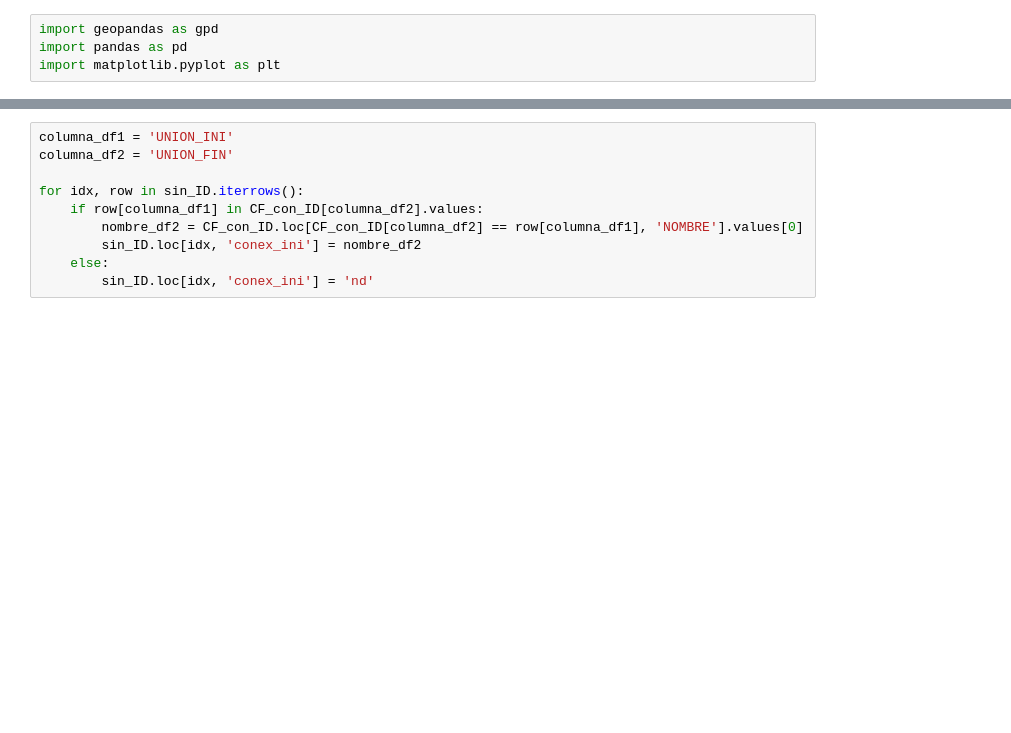
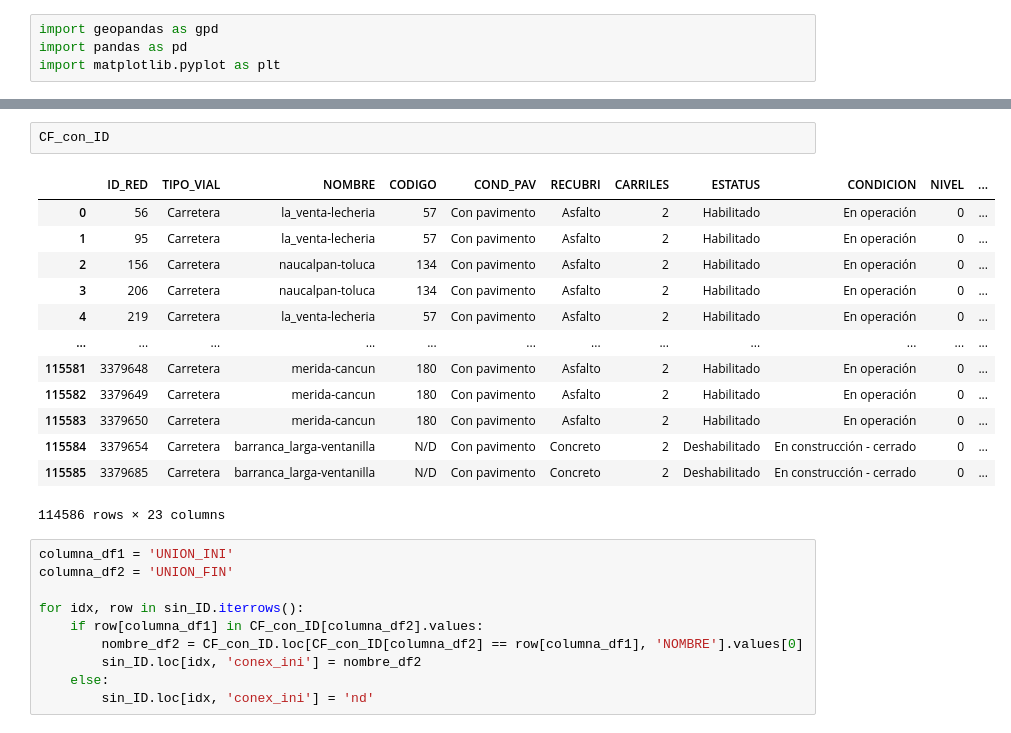
Before and after one commit to JorgeICS/Primeos_Analisis_Geopandas, a Jupyter notebook: filtrado_nodos.ipynb, the cells around one changed output, grey strips where cells are left out. Saved outputs shown, nothing was run; the diff lists cells and outputs as text; blank space fills up the shorter version.

```diff
--- a/filtrado_nodos.ipynb
+++ b/filtrado_nodos.ipynb
@@ -27,3 +55,19 @@ import matplotlib.pyplot as plt
+# %%
+CF_con_ID
+# %% [output]
+|  | ID_RED | TIPO_VIAL | NOMBRE | CODIGO | COND_PAV | RECUBRI | CARRILES | ESTATUS | CONDICION | NIVEL | ... |
+| 0 | 56 | Carretera | la_venta-lecheria | 57 | Con pavimento | Asfalto | 2 | Habilitado | En operación | 0 | ... |
+| 1 | 95 | Carretera | la_venta-lecheria | 57 | Con pavimento | Asfalto | 2 | Habilitado | En operación | 0 | ... |
+| 2 | 156 | Carretera | naucalpan-toluca | 134 | Con pavimento | Asfalto | 2 | Habilitado | En operación | 0 | ... |
+| 3 | 206 | Carretera | naucalpan-toluca | 134 | Con pavimento | Asfalto | 2 | Habilitado | En operación | 0 | ... |
+| 4 | 219 | Carretera | la_venta-lecheria | 57 | Con pavimento | Asfalto | 2 | Habilitado | En operación | 0 | ... |
+| ... | ... | ... | ... | ... | ... | ... | ... | ... | ... | ... | ... |
+| 115581 | 3379648 | Carretera | merida-cancun | 180 | Con pavimento | Asfalto | 2 | Habilitado | En operación | 0 | ... |
+| 115582 | 3379649 | Carretera | merida-cancun | 180 | Con pavimento | Asfalto | 2 | Habilitado | En operación | 0 | ... |
+| 115583 | 3379650 | Carretera | merida-cancun | 180 | Con pavimento | Asfalto | 2 | Habilitado | En operación | 0 | ... |
+| 115584 | 3379654 | Carretera | barranca_larga-ventanilla | N/D | Con pavimento | Concreto | 2 | Deshabilitado | En construcción - cerrado | 0 | ... |
+| 115585 | 3379685 | Carretera | barranca_larga-ventanilla | N/D | Con pavimento | Concreto | 2 | Deshabilitado | En construcción - cerrado | 0 | ... |
+114586 rows × 23 columns
 # %%
 columna_df1 = 'UNION_INI'
 columna_df2 = 'UNION_FIN'
```
Also changed, not shown: parts of 25 cells of this notebook.
